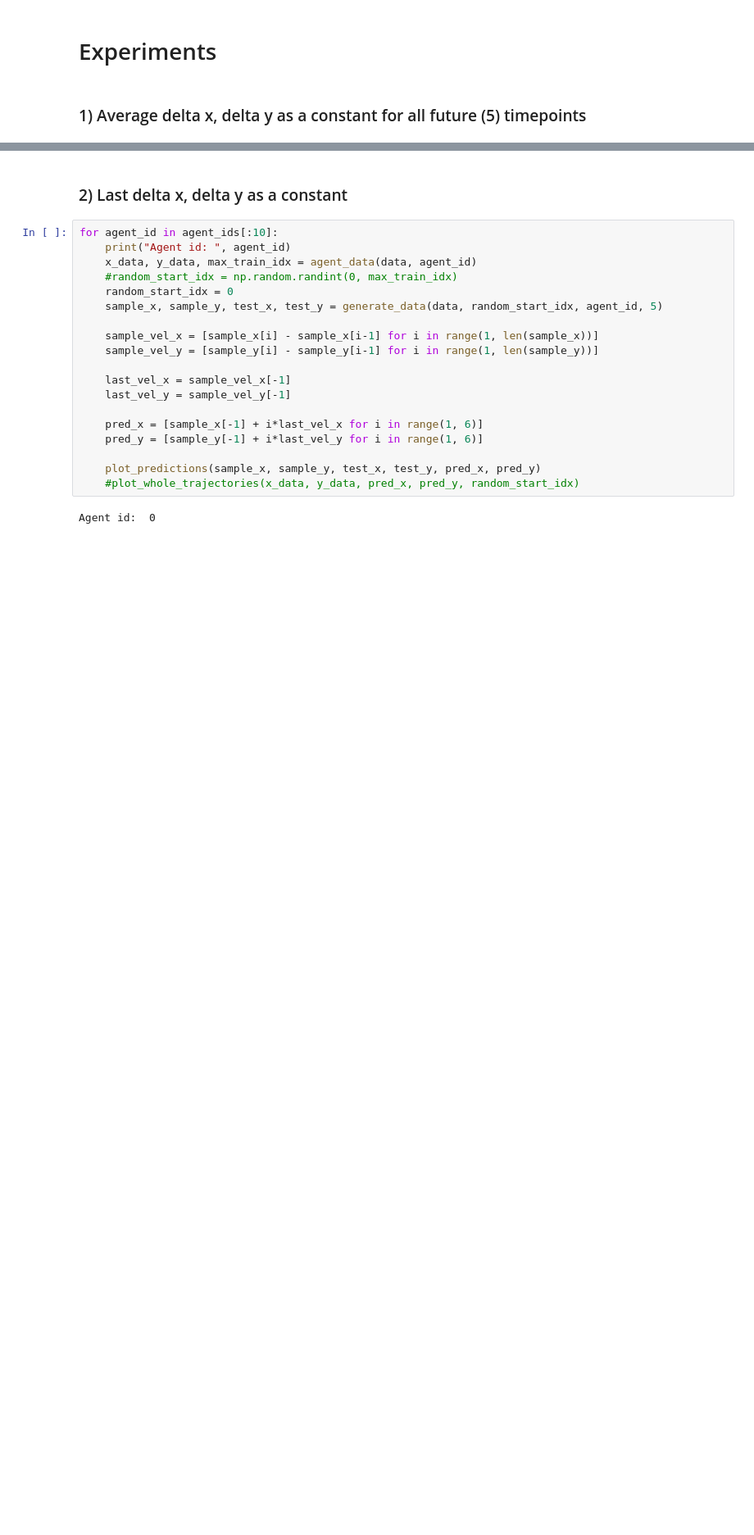
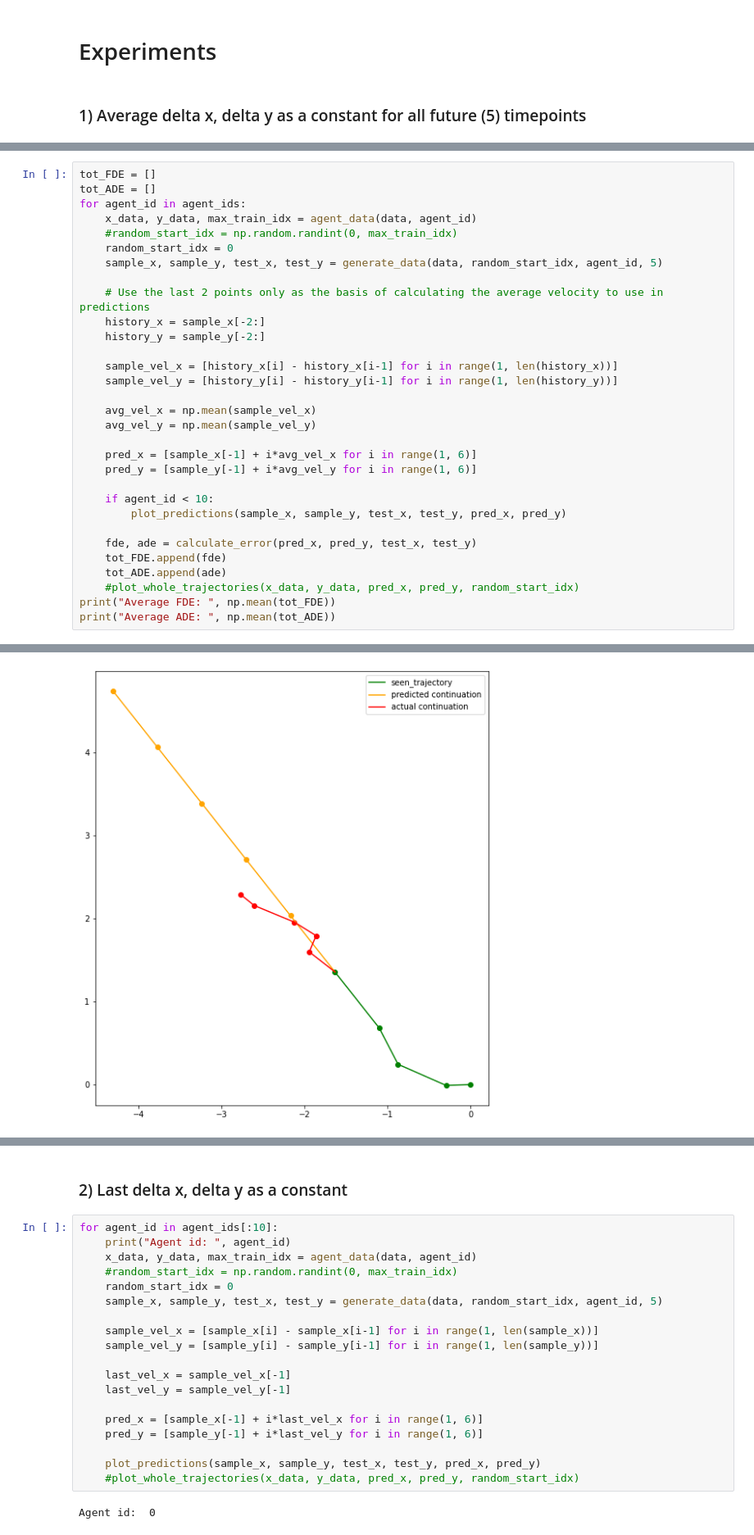
Before and after one commit to karlriis/trajectory-forecasting, a Jupyter notebook: Baselines.ipynb, the cells around one changed output, grey strips where cells are left out. Shown at 82% size. Drawn from its saved outputs; the diff is of its cells as text; blank space fills up the shorter version.

Commit message:
add short history CVM experiment

```diff
--- a/Baselines.ipynb
+++ b/Baselines.ipynb
@@ -134,0 +146,32 @@ Agent id:  5
+# %%
+tot_FDE = []
+tot_ADE = []
+for agent_id in agent_ids:
+    x_data, y_data, max_train_idx = agent_data(data, agent_id)
+    #random_start_idx = np.random.randint(0, max_train_idx)
+    random_start_idx = 0
+    sample_x, sample_y, test_x, test_y = generate_data(data, random_start_idx, agent_id, 5)
+
+    # Use the last 2 points only as the basis of calculating the average velocity to use in predictions
+    history_x = sample_x[-2:]
+    history_y = sample_y[-2:]
+
+    sample_vel_x = [history_x[i] - history_x[i-1] for i in range(1, len(history_x))]
+    sample_vel_y = [history_y[i] - history_y[i-1] for i in range(1, len(history_y))]
+
+    avg_vel_x = np.mean(sample_vel_x)
+    avg_vel_y = np.mean(sample_vel_y)
+
+    pred_x = [sample_x[-1] + i*avg_vel_x for i in range(1, 6)]
+    pred_y = [sample_y[-1] + i*avg_vel_y for i in range(1, 6)]
+
+    if agent_id < 10:
+        plot_predictions(sample_x, sample_y, test_x, test_y, pred_x, pred_y)
+
+    fde, ade = calculate_error(pred_x, pred_y, test_x, test_y)
+    tot_FDE.append(fde)
+    tot_ADE.append(ade)
+    #plot_whole_trajectories(x_data, y_data, pred_x, pred_y, random_start_idx)
+print("Average FDE: ", np.mean(tot_FDE))
+print("Average ADE: ", np.mean(tot_ADE))
+# %% [output]
@@ -134,0 +184 @@ Agent id:  5
+[figure, added]
```
Also changed, not shown: parts of 4 cells of this notebook.
